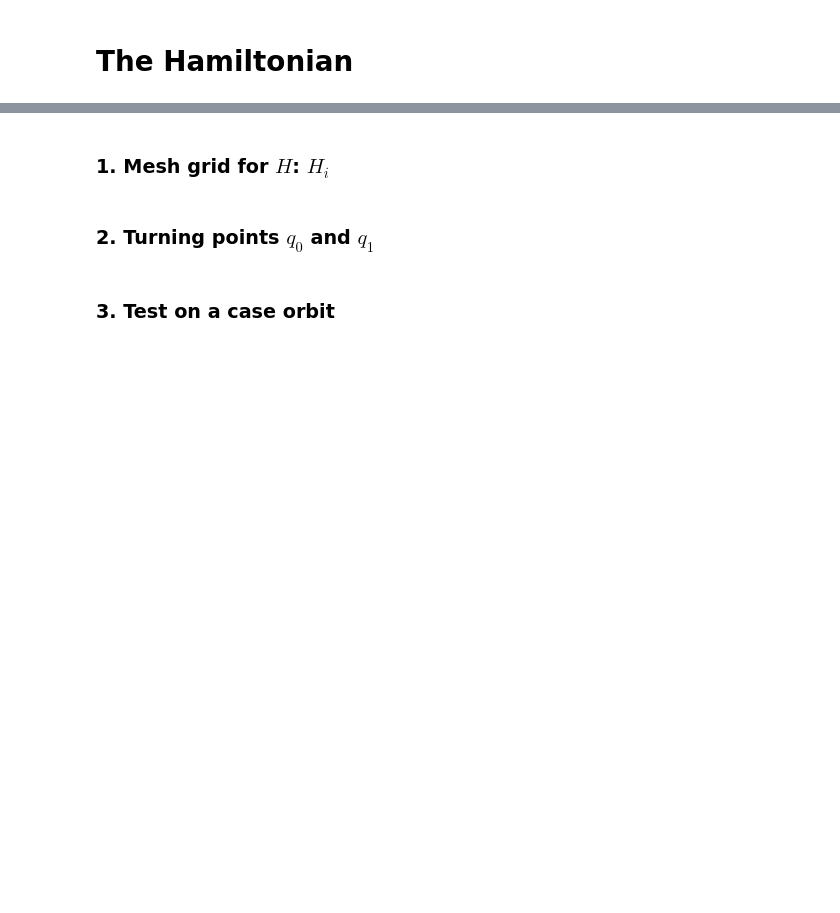
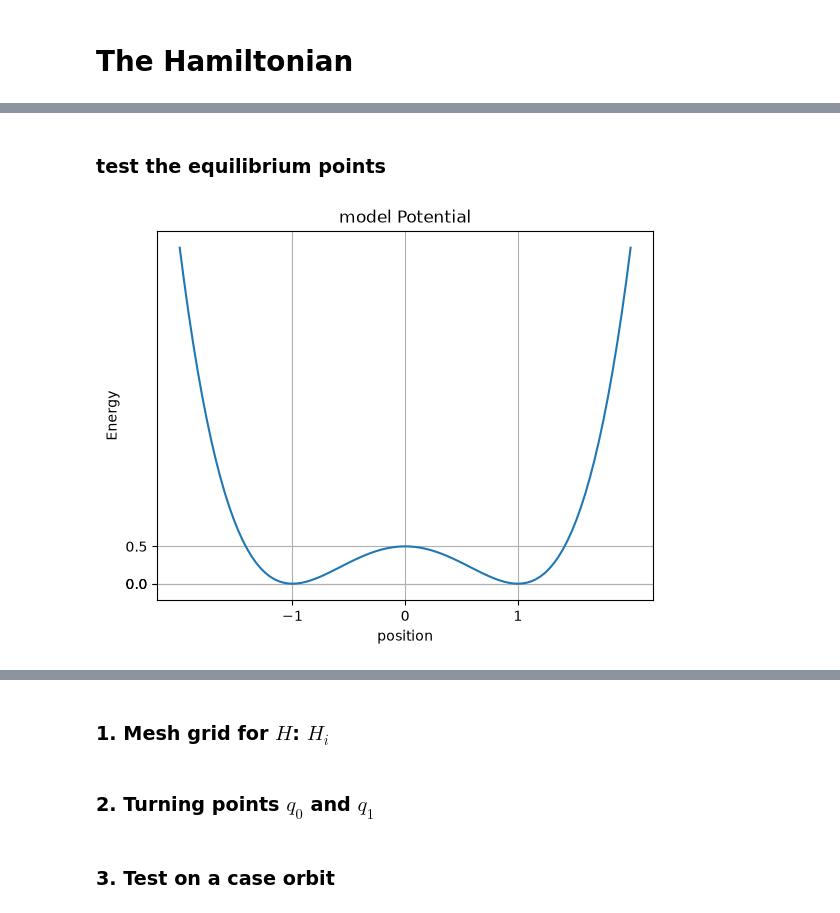
Before and after one commit to simone-cominelli/cyl-orbits, a Jupyter notebook: Berg et Warnock.ipynb, the cells around one changed output, grey strips where cells are left out. Cells and saved outputs as stored; diff of their text form; code cells hidden in the pictures; blank space fills up the shorter version.

```diff
--- a/Berg et Warnock.ipynb
+++ b/Berg et Warnock.ipynb
@@ -25,0 +324,16 @@ def p(q, H):
+# %% [markdown]
+### test the equilibrium points
+# %%
+system.equilibrium()
+
+plt.plot(x, potential(x))
+plt.title('model Potential')
+plt.xlabel('position')
+plt.ylabel('Energy')
+plt.grid()
+plt.xticks(system.equi_point['x'])
+ytic = np.sort(np.array(system.equi_point['V']))
+plt.yticks(ytic)
+plt.show()
+# %% [output]
+[figure, added]
```
Also changed, not shown: parts of 26 cells of this notebook, 1 other file.
